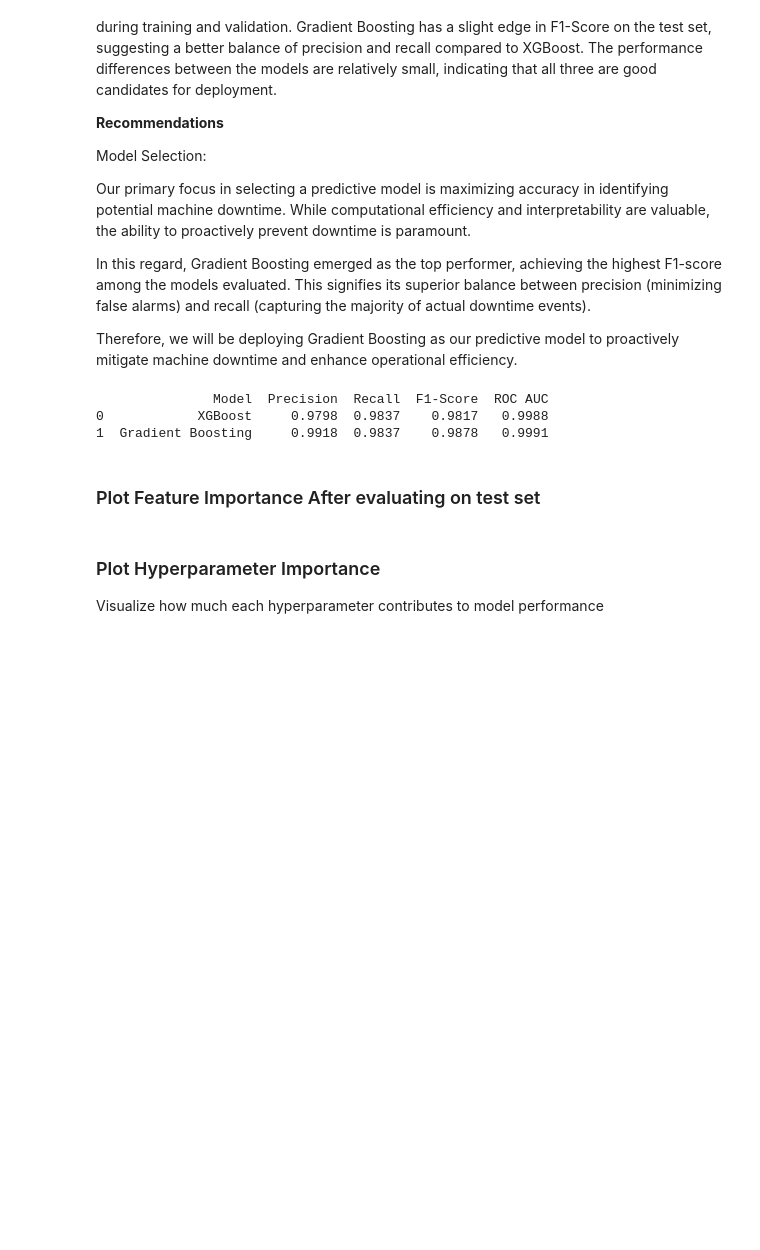
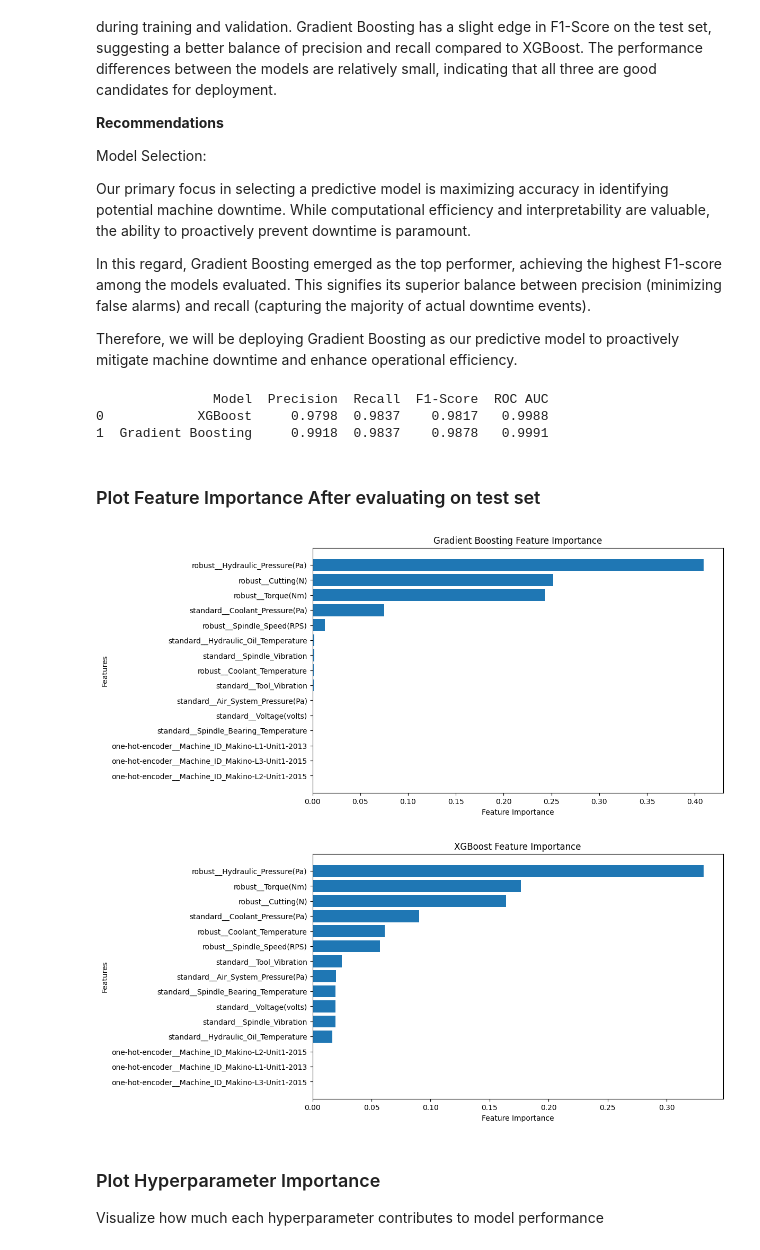
Before and after one commit to SirTee12/Machine-Downtime-Prediction, a Jupyter notebook: notebook/Machine_downtime_ML_model.ipynb, the cells around one changed output. Cells and saved outputs as stored; diff of their text form; code cells hidden in the pictures; blank space fills up the shorter version.

Commit message:
plot feature importance

```diff
--- a/notebook/Machine_downtime_ML_model.ipynb
+++ b/notebook/Machine_downtime_ML_model.ipynb
@@ -474,6 +474,15 @@ print(results_df)
 1  Gradient Boosting     0.9918  0.9837    0.9878   0.9991
 # %% [markdown]
 ### Plot Feature Importance After evaluating on test set
+# %%
+# Get feature importance for the optimized Gradient Boosting model
+gb_feature_importance = get_feature_importance(best_gb, "Gradient Boosting")
+
+# Get feature importance for the optimized XGBoost model
+xgb_feature_importance = get_feature_importance(best_xgb, "XGBoost")
+# %% [output]
+[figure, added]
+[figure, added]
 # %% [markdown]
 ### Plot Hyperparameter Importance
 
```
